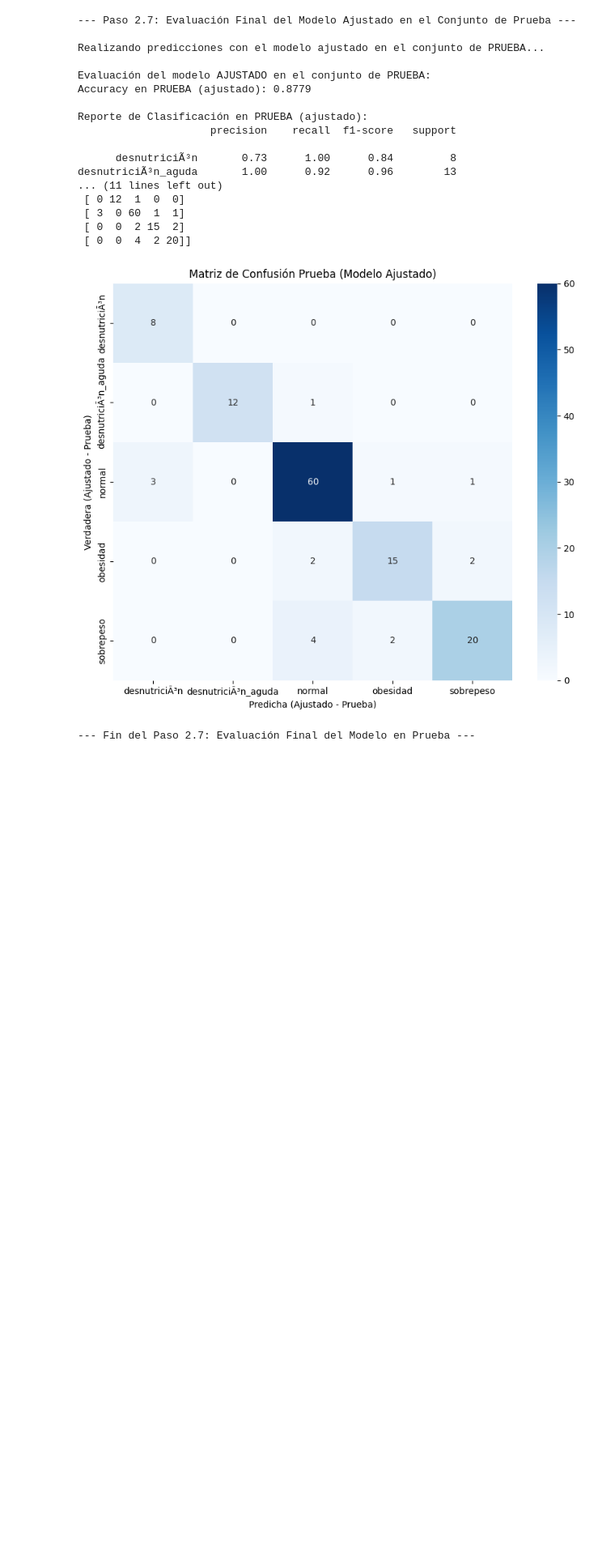
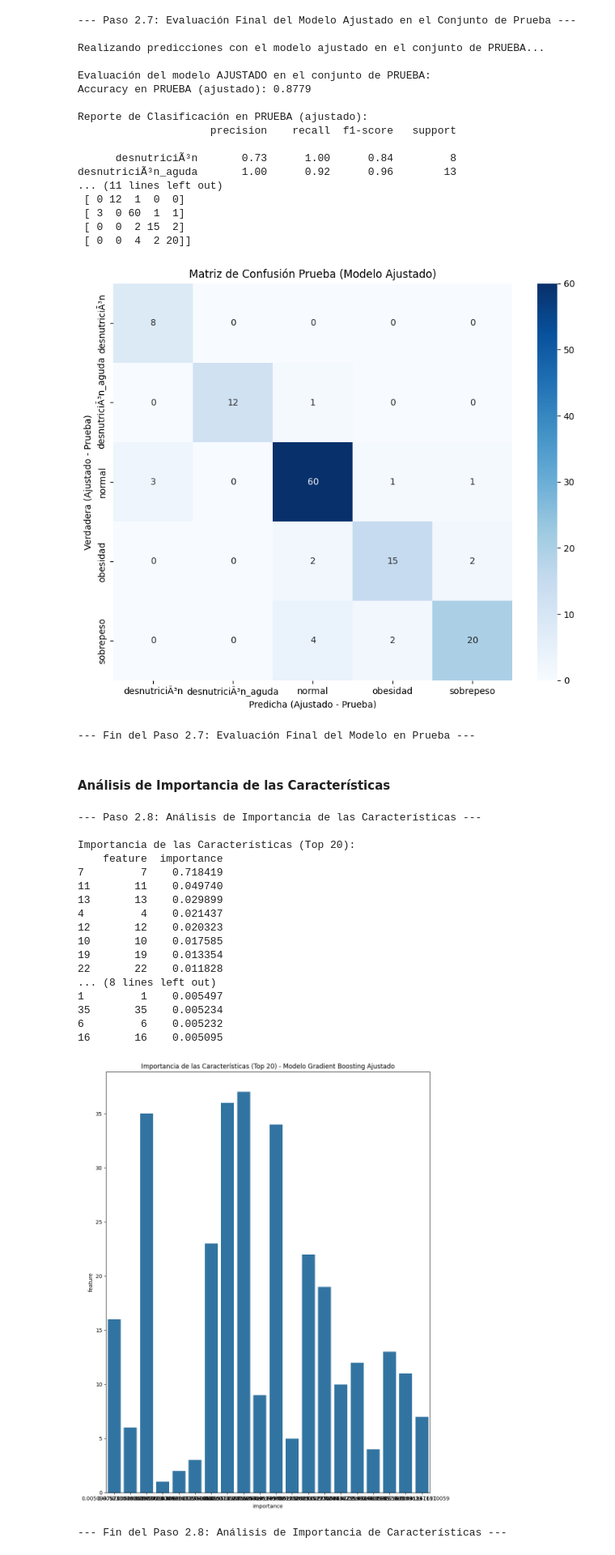
Before and after one commit to SantiagoQP31/AS-ia_nutricion, a Jupyter notebook: ml_workspace/nutrition_status_model_training.ipynb, the cells around one changed output. Shown at 81% size. Cells and saved outputs as stored; diff of their text form; code cells hidden in the pictures; blank space fills up the shorter version.

Commit message:
Update: Añadido una análisis para determinar cual característica está influyendo más en el modelo.

```diff
--- a/ml_workspace/nutrition_status_model_training.ipynb
+++ b/ml_workspace/nutrition_status_model_training.ipynb
@@ -1492,3 +1492,74 @@ desnutriciÃ³n_aguda       1.00      0.92      0.96        13
  [ 0  0  4  2 20]]
 [figure]
 --- Fin del Paso 2.7: Evaluación Final del Modelo en Prueba ---
+# %% [markdown]
+#### **Análisis de Importancia de las Características**
+# %%
+import pandas as pd
+import matplotlib.pyplot as plt
+import seaborn as sns # Para mejores gráficos
+import joblib
+
+print("\n--- Paso 2.8: Análisis de Importancia de las Características ---")
+
+if 'best_gb_model_tuned' not in locals():
+    try:
+        best_gb_model_tuned = joblib.load('data/encoders/best_gradient_boosting_model.joblib')
+        print("Mejor modelo ajustado cargado.")
+    except FileNotFoundError:
+        print("ERROR: Archivo 'best_gradient_boosting_model.joblib' no encontrado.")
+        raise SystemExit("Modelo no disponible para análisis de importancia.")
+    raise NameError("'best_gb_model_tuned' no está definido. Asegúrate de que el modelo ajustado esté disponible.")
+
+
+if hasattr(best_gb_model_tuned, 'feature_importances_'):
+    feature_importances = best_gb_model_tuned.feature_importances_
+
+    # Extraer los nombres de las columnas de X_train_for_fit
+    if isinstance(X_train_for_fit, pd.DataFrame):
+        feature_names = X_train_for_fit.columns
+    elif 'processed_feature_names' in locals() and len(processed_feature_names) == X_train_for_fit.shape[1]:
+        feature_names = processed_feature_names
+    elif 'X_train' in locals() and isinstance(X_train, pd.DataFrame) and X_train.shape[1] == len(feature_importances):
+        feature_names = X_train.columns
+    else:
+        print("ADVERTENCIA: No se pudieron obtener los nombres de las características de forma fiable.")
+        print("Creando nombres genéricos. Revisa si el preprocesador está disponible para obtener los nombres correctos.")
+        feature_names = [f"feature_{i}" for i in range(len(feature_importances))]
+
+    importance_df = pd.DataFrame({'feature': feature_names, 'importance': feature_importances})
+    importance_df = importance_df.sort_values(by='importance', ascending=False)
+
+    print("\nImportancia de las Características (Top 20):")
+    print(importance_df.head(20))
+
+    # Graficar la importancia de las características
+    plt.figure(figsize=(10, 12))
+    sns.barplot(x='importance', y='feature', data=importance_df.head(20))
+    plt.title('Importancia de las Características (Top 20) - Modelo Gradient Boosting Ajustado')
+    plt.tight_layout() # Ajustar el layout para que no se corten las etiquetas
+    plt.show()
+else:
+    print("El modelo ajustado no tiene el atributo 'feature_importances_'.")
+
+print("\n--- Fin del Paso 2.8: Análisis de Importancia de Características ---")
+# %% [output]
+--- Paso 2.8: Análisis de Importancia de las Características ---
+
+Importancia de las Características (Top 20):
+    feature  importance
+7         7    0.718419
+11       11    0.049740
+13       13    0.029899
+4         4    0.021437
+12       12    0.020323
+10       10    0.017585
+19       19    0.013354
+22       22    0.011828
+... (8 lines left out)
+1         1    0.005497
+35       35    0.005234
+6         6    0.005232
+16       16    0.005095
+[figure, added]
+--- Fin del Paso 2.8: Análisis de Importancia de Características ---
```
